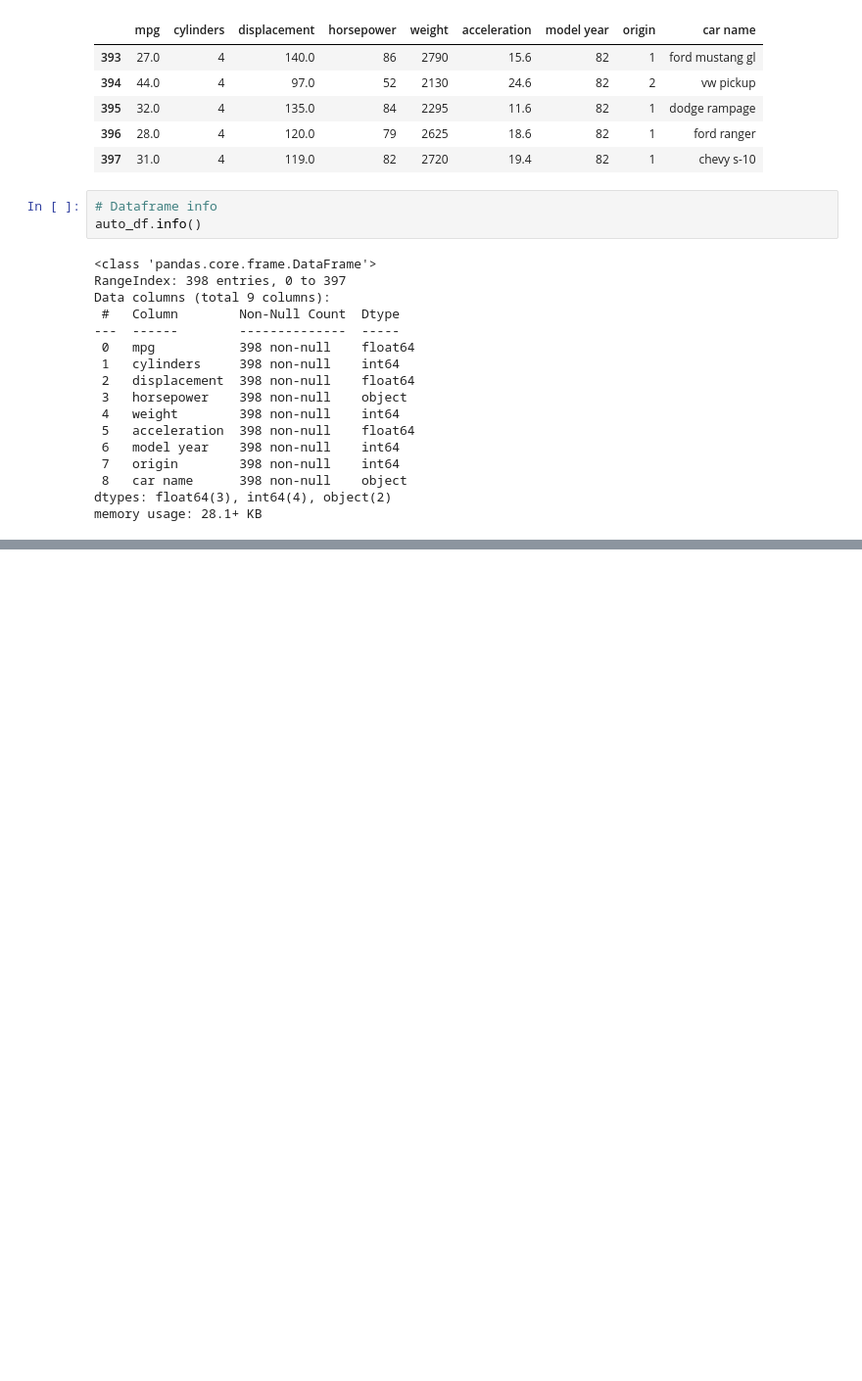
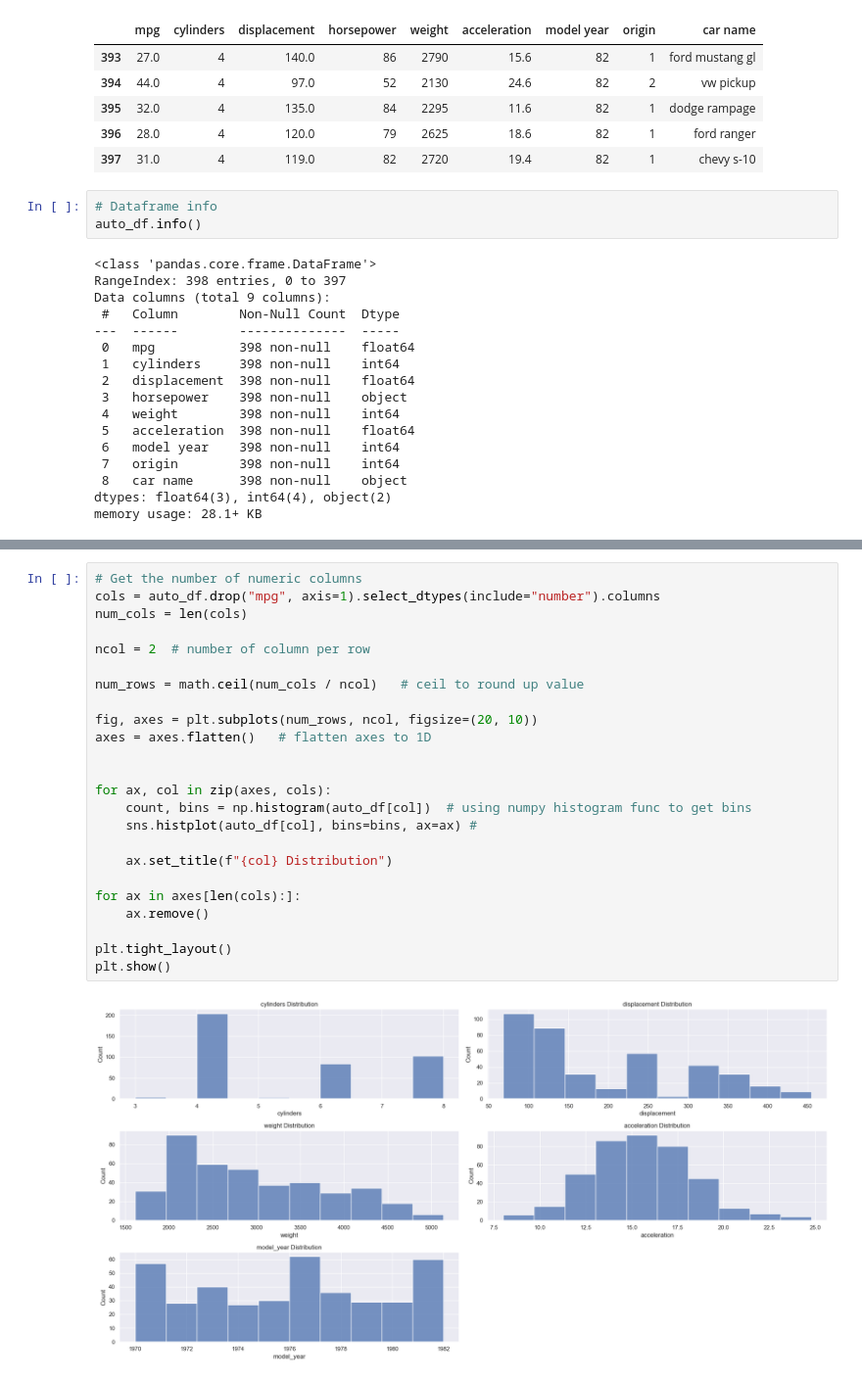
Before and after one commit to GeorgeScriptt/Vehicle-Fuel-Efficiency-Prediction, a Jupyter notebook: Vehicle-Fuel-Efficiency-Analysis-and-Modelling.ipynb, the cells around one changed output, grey strips where cells are left out. Shown at 98% size. Cells and saved outputs as stored; diff of their text form; blank space fills up the shorter version.

```diff
--- a/Vehicle-Fuel-Efficiency-Analysis-and-Modelling.ipynb
+++ b/Vehicle-Fuel-Efficiency-Analysis-and-Modelling.ipynb
@@ -91,0 +170,26 @@ memory usage: 28.1+ KB
+# %%
+# Get the number of numeric columns
+cols = auto_df.drop("mpg", axis=1).select_dtypes(include="number").columns
+num_cols = len(cols)
+
+ncol = 2  # number of column per row
+
+num_rows = math.ceil(num_cols / ncol)   # ceil to round up value
+
+fig, axes = plt.subplots(num_rows, ncol, figsize=(20, 10))
+axes = axes.flatten()   # flatten axes to 1D
+
+
+for ax, col in zip(axes, cols):
+    count, bins = np.histogram(auto_df[col])  # using numpy histogram func to get bins
+    sns.histplot(auto_df[col], bins=bins, ax=ax) #
+
+    ax.set_title(f"{col} Distribution")
+
+for ax in axes[len(cols):]:
+    ax.remove()
+
+plt.tight_layout()
+plt.show()
+# %% [output]
+[figure, added]
```
Also changed, not shown: parts of 14 cells of this notebook.
